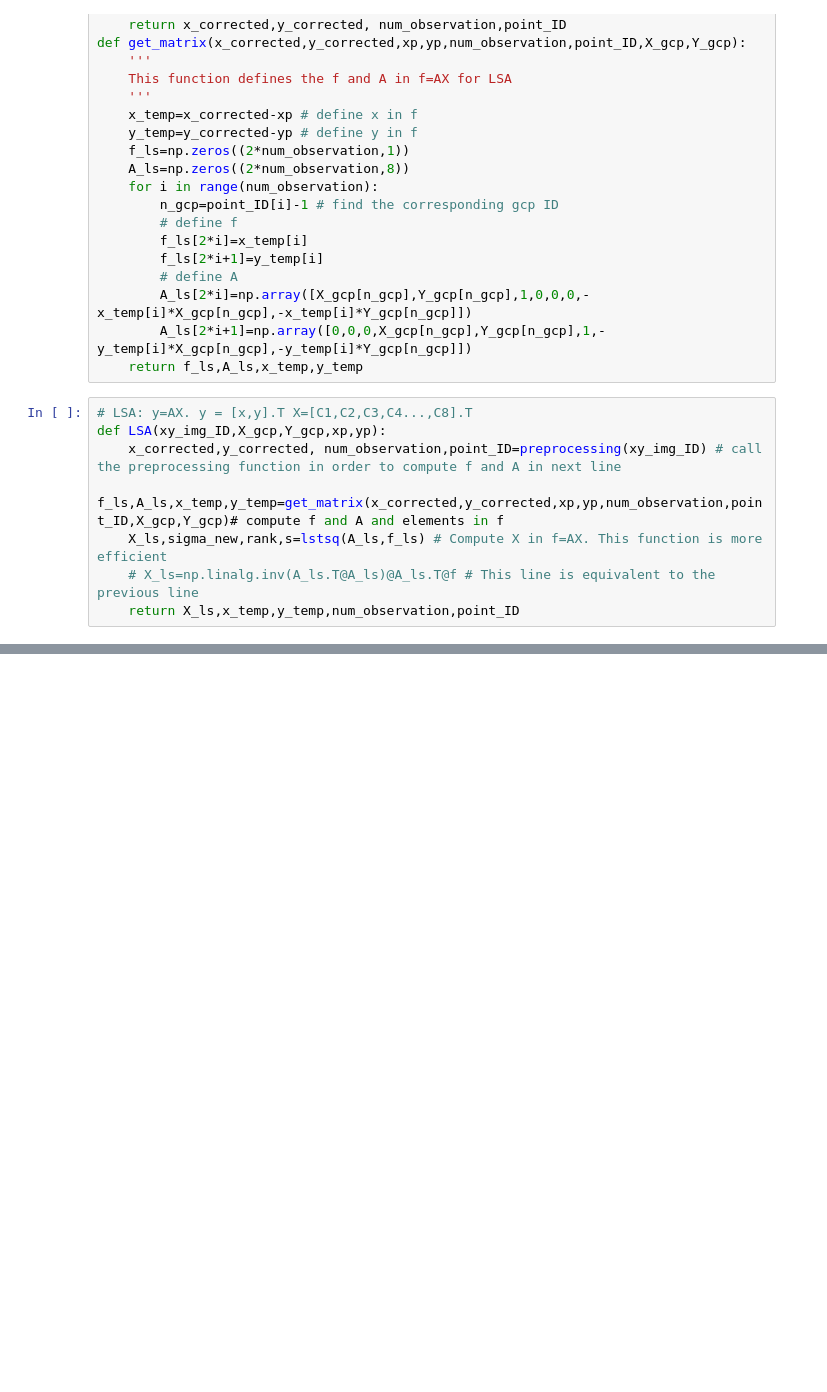
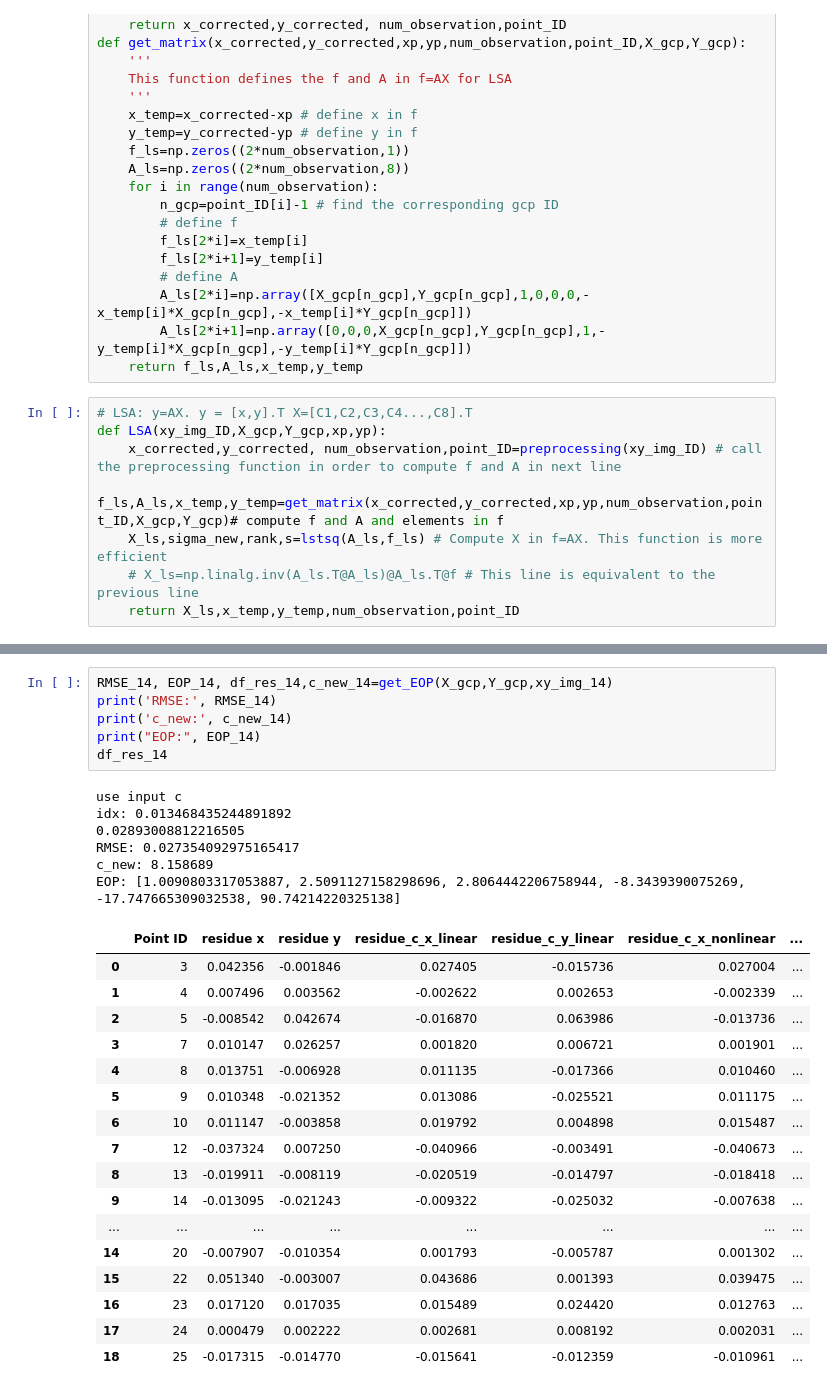
Before and after one commit to Enderrrr-TW/Purdue_every_life, a Jupyter notebook: photogrammetry/single_photo_resection_quaternion.ipynb, the cells around one changed output, grey strips where cells are left out. Cells and saved outputs as stored; diff of their text form; blank space fills up the shorter version.

```diff
--- a/photogrammetry/single_photo_resection_quaternion.ipynb
+++ b/photogrammetry/single_photo_resection_quaternion.ipynb
@@ -212,0 +321,30 @@ get_EOP(X_gcp,Y_gcp,xy_img_09)
+# %%
+RMSE_14, EOP_14, df_res_14,c_new_14=get_EOP(X_gcp,Y_gcp,xy_img_14)
+print('RMSE:', RMSE_14)
+print('c_new:', c_new_14)
+print("EOP:", EOP_14)
+df_res_14
+# %% [output]
+use input c
+idx: 0.013468435244891892
+0.02893008812216505
+RMSE: 0.027354092975165417
+c_new: 8.158689
+EOP: [1.0090803317053887, 2.5091127158298696, 2.8064442206758944, -8.3439390075269, -17.747665309032538, 90.74214220325138]
+|  | Point ID | residue x | residue y | residue_c_x_linear | residue_c_y_linear | residue_c_x_nonlinear | ... |
+| 0 | 3 | 0.042356 | -0.001846 | 0.027405 | -0.015736 | 0.027004 | ... |
+| 1 | 4 | 0.007496 | 0.003562 | -0.002622 | 0.002653 | -0.002339 | ... |
+| 2 | 5 | -0.008542 | 0.042674 | -0.016870 | 0.063986 | -0.013736 | ... |
+| 3 | 7 | 0.010147 | 0.026257 | 0.001820 | 0.006721 | 0.001901 | ... |
+| 4 | 8 | 0.013751 | -0.006928 | 0.011135 | -0.017366 | 0.010460 | ... |
+| 5 | 9 | 0.010348 | -0.021352 | 0.013086 | -0.025521 | 0.011175 | ... |
+| 6 | 10 | 0.011147 | -0.003858 | 0.019792 | 0.004898 | 0.015487 | ... |
+| 7 | 12 | -0.037324 | 0.007250 | -0.040966 | -0.003491 | -0.040673 | ... |
+| 8 | 13 | -0.019911 | -0.008119 | -0.020519 | -0.014797 | -0.018418 | ... |
+| 9 | 14 | -0.013095 | -0.021243 | -0.009322 | -0.025032 | -0.007638 | ... |
+| ... | ... | ... | ... | ... | ... | ... | ... |
+| 14 | 20 | -0.007907 | -0.010354 | 0.001793 | -0.005787 | 0.001302 | ... |
+| 15 | 22 | 0.051340 | -0.003007 | 0.043686 | 0.001393 | 0.039475 | ... |
+| 16 | 23 | 0.017120 | 0.017035 | 0.015489 | 0.024420 | 0.012763 | ... |
+| 17 | 24 | 0.000479 | 0.002222 | 0.002681 | 0.008192 | 0.002031 | ... |
+| 18 | 25 | -0.017315 | -0.014770 | -0.015641 | -0.012359 | -0.010961 | ... |
```
Also changed, not shown: parts of 5 cells of this notebook.
